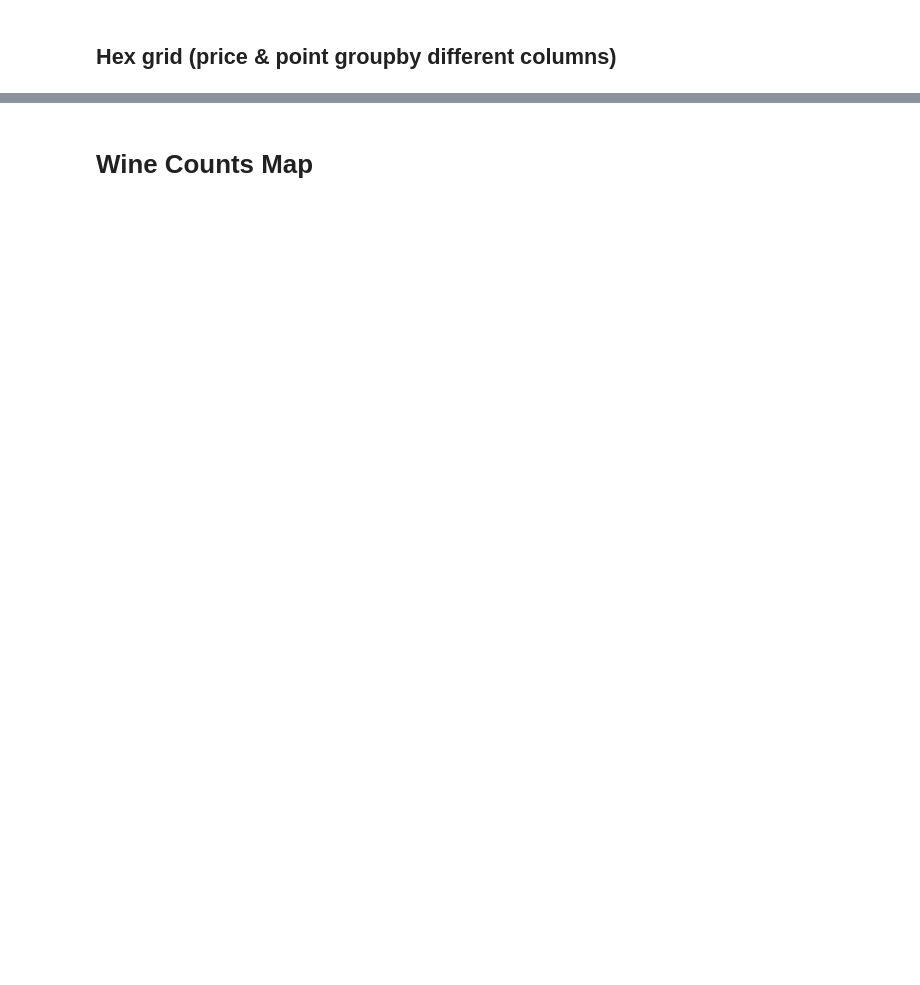
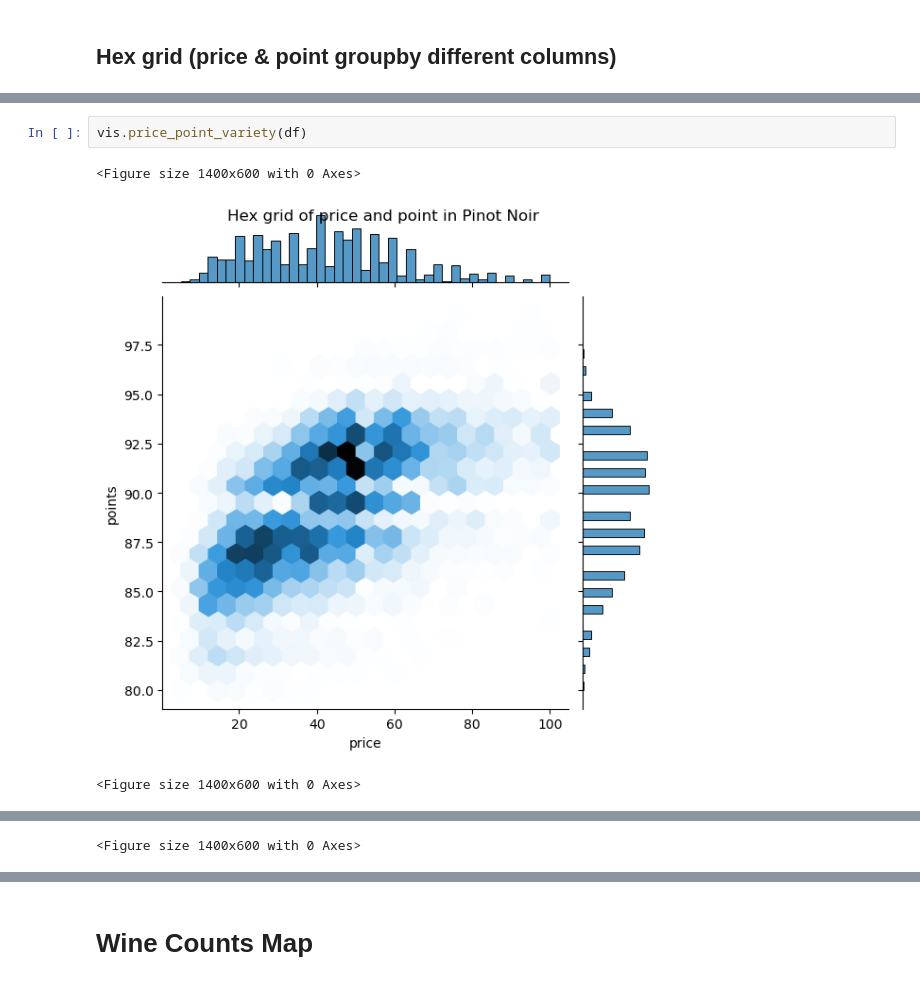
Before and after one commit to mreswick/ece143-final-proj-wine, a Jupyter notebook: RUNME.ipynb, the cells around one changed output, grey strips where cells are left out. Cells and saved outputs as stored; diff of their text form; blank space fills up the shorter version.

```diff
--- a/RUNME.ipynb
+++ b/RUNME.ipynb
@@ -160,0 +113,6 @@ for v in topVariety:
+# %%
+vis.price_point_variety(df)
+# %% [output]
+<Figure size 1400x600 with 0 Axes>
+[figure, added]
+<Figure size 1400x600 with 0 Axes>
@@ -160,0 +120 @@ for v in topVariety:
+<Figure size 1400x600 with 0 Axes>
```
Also changed, not shown: parts of 20 cells of this notebook, 5 other files.
